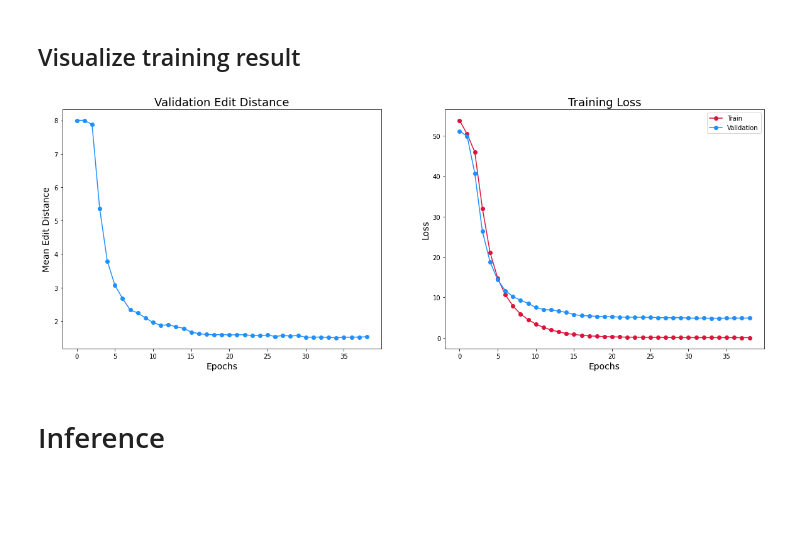
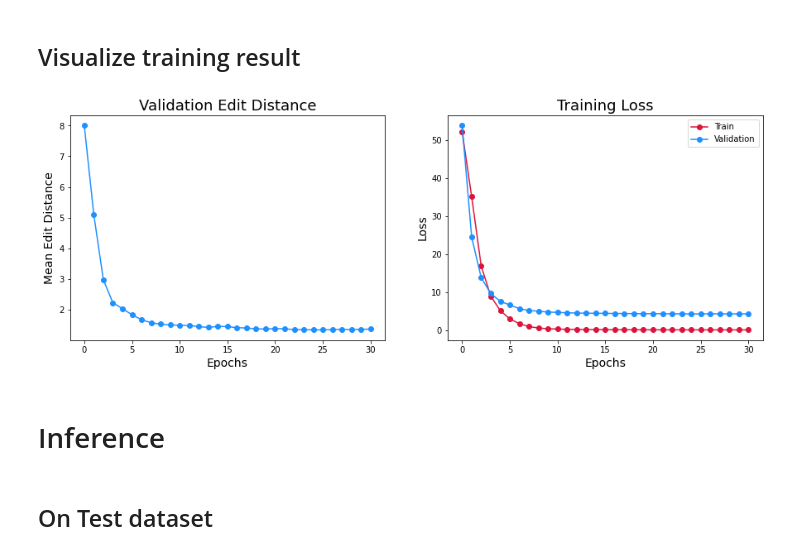
Before and after one commit to ds4v/NomNaOCR, a Jupyter notebook: Text recognition/CRNN/CRNN.ipynb, the cells around one changed output. Saved outputs shown, nothing was run; the diff lists cells and outputs as text; code cells hidden in the pictures; blank space fills up the shorter version.

Commit message:
Make vocabs with freq and use 2x2 kernel with no pooling for last Conv

```diff
--- a/Text recognition/CRNN/CRNN.ipynb
+++ b/Text recognition/CRNN/CRNN.ipynb
@@ -70,7 +81,7 @@ def split_data(img_paths, labels, train_size=0.9, shuffle=True):
     x_valid, y_valid = img_paths[indices[train_samples:]], labels[indices[train_samples:]]
     return x_train, x_valid, y_train, y_valid
 # %%
-x_train, x_valid, y_train, y_valid = split_data(img_paths, labels)
+x_train, x_valid, y_train, y_valid = split_data(img_paths, labels, train_size=0.95)
 x_valid, x_test, y_valid, y_test = split_data(x_valid, y_valid, train_size=0.5)
 
 print('Total training samples:', len(x_train))
@@ -253,21 +260,20 @@ def build_model(config, optimizer, name):
     image_input = Input(shape=(HEIGHT, WIDTH, 1), dtype='float32', name='image')
     label_input = Input(shape=(None,), dtype='int64', name='label')
     label_length = Input(shape=[1], dtype='int32', name='label_length')
-    print(config)
 
     # Convolution layer with BatchNormalization and LeakyReLU activation
-    def conv2D_bn(input_layer, filters, block_name, conv_idx):
+    def conv2D_bn(input_layer, filters, block_name, conv_idx=''):
         x = Conv2D(
             filters = filters,
-            kernel_size = (3, 3),
+            kernel_size = (2, 2) if block_name == 'final' else (3, 3),
             padding = 'same',
             kernel_initializer = 'he_uniform',
             name = f'{block_name}_conv{conv_idx}'
         )(input_layer)
         x = BatchNormalization(name=f'{block_name}_bn{conv_idx}')(x)
-        return LeakyReLU(alpha=0.2, name=f'{block_name}_activation{conv_idx}')(x)
+        return LeakyReLU(alpha=0.1, name=f'{block_name}_activation{conv_idx}')(x)
 
-    # Generate Convolutional blocks
+    # Generate Convolutional blocks by config
     for idx, (block_name, block_config) in enumerate(config['conv_blocks'].items()):
         num_conv, filters = block_config
         for conv_idx in range(num_conv):
@@ -275,23 +281,26 @@ def build_model(config, optimizer, name):
             x = conv2D_bn(input_layer, filters, block_name, conv_idx + 1)
         x = MaxPooling2D(pool_size=(2, 2), name=f'{block_name}_pool')(x)
 
+    # Last Convolutional block has 2x2 kernel and not contain the MaxPooling layer
+    x = conv2D_bn(x, filters * 2, 'final')
+
     # Reshape accordingly before passing the output to the RNN part
     _, height, width, channel = x.get_shape()
-    x = Reshape(target_shape=(height, width * channel), name='reshape')(x)
+    x = Reshape(target_shape=(height, width * channel), name='rnn_input')(x)
 
     # RNN layers
     for idx in range(config['rnn_deep_num']):
         x = Bidirectional(GRU(
-            units = 256,
+            units = channel // (idx + 1),
             return_sequences = True,
-            dropout = 0.2
+            dropout = 0.3
         ), name = f'bigru{idx + 1}')(x)
 
     # Output layer
     y_pred = Dense(
         units = char_to_num.vocabulary_size() + 1,
         activation = 'softmax',
-        name = 'RNN_output'
+        name = 'rnn_output'
     )(x)
 
     # Compile the model and return
@@ -413,14 +423,19 @@ checkpoint_callback = ModelCheckpoint(
     verbose = 1
 )
 # %%
-# Keeps initial learning rate for first 3 epochs, decreases it exponentially after that.
 def scheduler(epoch, lr):
-    if epoch < 2: return lr
-    return lr * tf.math.exp(-0.3)
+    if epoch == 0 or (epoch % 10) > 0: return lr # Keeps lr for 10 epochs
+    return lr * tf.math.exp(-0.2) # Decreases it exponentially after that
 schedule_lr_callback = LearningRateScheduler(scheduler, verbose=1)
 
-# Reduce the learning rate once learning stagnates => new_lr = lr * factor.
-reduce_lr_callback = ReduceLROnPlateau(monitor='val_loss', patience=2, factor=0.2, verbose=1)
+# Reduce the learning rate once learning stagnates
+reduce_lr_callback = ReduceLROnPlateau(
+    monitor = 'val_loss',
+    patience = 2, # Reduce if no improvement after 2 epochs
+    min_delta = 0.001, # The val_loss should at least improve 0.001
+    factor = 0.5, # => new_lr = lr * factor
+    verbose = 1
+)
 # %%
 edit_distance_callback = EditDistanceCompute(prediction_model)
 early_stopping_callback = EarlyStopping(
@@ -468,28 +483,31 @@ Epoch 00039: early stopping
 # %% [markdown]
 ## Visualize training result
 # %%
-fig = plt.figure(figsize=(20, 7))
+fig = plt.figure(figsize=(15, 5))
+loss, val_loss = history.history['loss'], history.history['val_loss']
 
 plt.subplot(1, 2, 1)
 plt.plot(edit_distance_callback.logs, linestyle='solid', marker='o', color='dodgerblue')
 plt.xlabel('Epochs', fontsize = 14)
 plt.ylabel('Mean Edit Distance',fontsize=14)
 plt.title('Validation Edit Distance', fontsize=18)
 
 plt.subplot(1, 2, 2)
-plt.plot(history.history['loss'], linestyle='solid', marker='o', color='crimson', label='Train')
-plt.plot(history.history['val_loss'], linestyle='solid', marker='o', color='dodgerblue', label='Validation')
+plt.plot(loss, linestyle='solid', marker='o', color='crimson', label='Train')
+plt.plot(val_loss, linestyle='solid', marker='o', color='dodgerblue', label='Validation')
 plt.xlabel('Epochs', fontsize = 14)
 plt.ylabel('Loss',fontsize=14)
 plt.title('Training Loss', fontsize=18)
 plt.legend(loc='best')
 
 fig.savefig('crnn_history.png', bbox_inches='tight')
 plt.show()
 # %% [output]
-[figure, old version]
+[figure, new version]
 # %% [markdown]
 # Inference
+# %% [markdown]
+## On Test dataset
 # %%
 # A utility function to decode the output of the network
 def decode_batch_predictions(preds):
```
Also changed, not shown: parts of 12 cells of this notebook, 1 other file.
